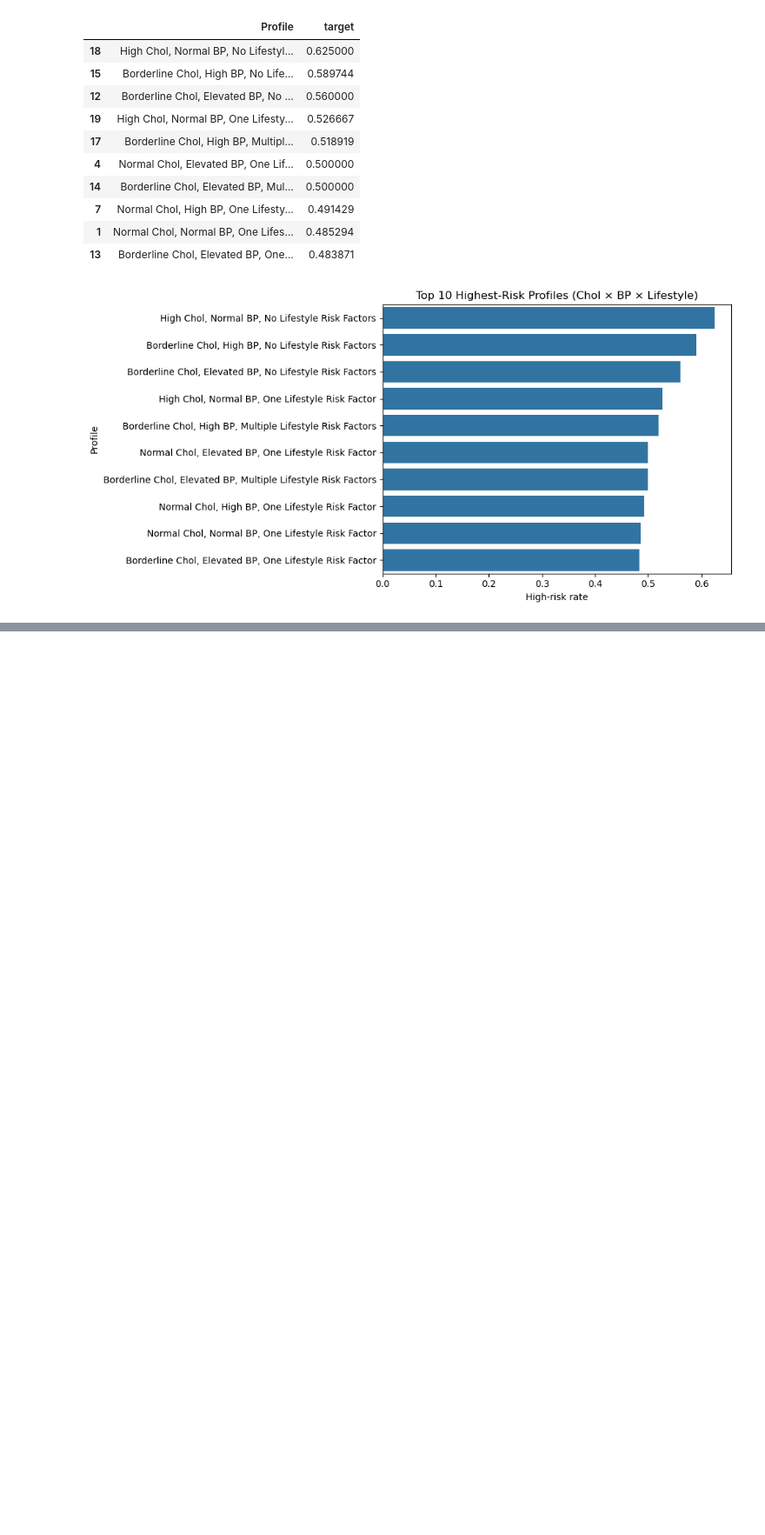
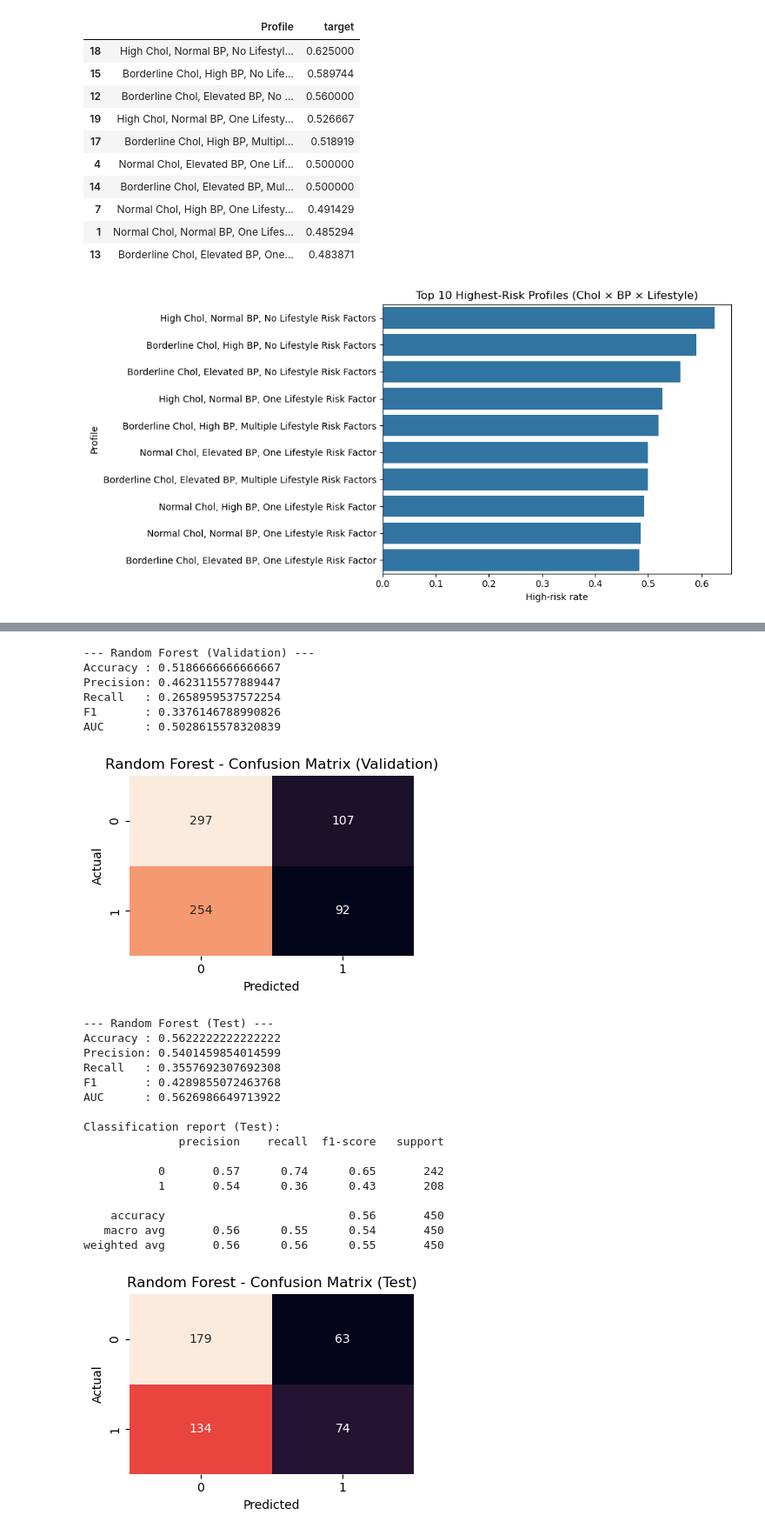
Before and after one commit to kiranal/Capstone-Project, a Jupyter notebook: Heart.ipynb, the cells around one changed output, grey strips where cells are left out. Shown at 87% size. Saved outputs shown, nothing was run; the diff lists cells and outputs as text; code cells hidden in the pictures; blank space fills up the shorter version.

```diff
--- a/Heart.ipynb
+++ b/Heart.ipynb
@@ -425,0 +629,78 @@ weighted avg       0.44      0.53      0.38       450
+# %%
+# ----------------------------------------------------------
+# Step 9: Model Training: Random Forest (60/25/15 split)
+# ----------------------------------------------------------
+rf = RandomForestClassifier(
+    n_estimators=300,
+    random_state=42,
+    n_jobs=-1
+)
+
+rf.fit(X_train, y_train)
+
+# Validate
+val_pred_rf = rf.predict(X_val)
+val_proba_rf = rf.predict_proba(X_val)[:, 1]
+
+print("\n--- Random Forest (Validation) ---")
+print("Accuracy :", accuracy_score(y_val, val_pred_rf))
+print("Precision:", precision_score(y_val, val_pred_rf, zero_division=0))
+print("Recall   :", recall_score(y_val, val_pred_rf, zero_division=0))
+print("F1       :", f1_score(y_val, val_pred_rf, zero_division=0))
+print("AUC      :", roc_auc_score(y_val, val_proba_rf))
+
+cm_rf = confusion_matrix(y_val, val_pred_rf)
+plt.figure(figsize=(4,3))
+sns.heatmap(cm_rf, annot=True, fmt="d", cbar=False)
+plt.title("Random Forest - Confusion Matrix (Validation)")
+plt.xlabel("Predicted")
+plt.ylabel("Actual")
+plt.tight_layout()
+plt.show()
+
+# Test
+test_pred_rf = rf.predict(X_test)
+test_proba_rf = rf.predict_proba(X_test)[:, 1]
+
+print("\n--- Random Forest (Test) ---")
+print("Accuracy :", accuracy_score(y_test, test_pred_rf))
+print("Precision:", precision_score(y_test, test_pred_rf, zero_division=0))
+print("Recall   :", recall_score(y_test, test_pred_rf, zero_division=0))
+print("F1       :", f1_score(y_test, test_pred_rf, zero_division=0))
+print("AUC      :", roc_auc_score(y_test, test_proba_rf))
+print("\nClassification report (Test):")
+print(classification_report(y_test, test_pred_rf, zero_division=0))
+
+cm2_rf = confusion_matrix(y_test, test_pred_rf)
+plt.figure(figsize=(4,3))
+sns.heatmap(cm2_rf, annot=True, fmt="d", cbar=False)
+plt.title("Random Forest - Confusion Matrix (Test)")
+plt.xlabel("Predicted")
+plt.ylabel("Actual")
+plt.tight_layout()
+plt.show()
+# %% [output]
+--- Random Forest (Validation) ---
+Accuracy : 0.5186666666666667
+Precision: 0.4623115577889447
+Recall   : 0.2658959537572254
+F1       : 0.3376146788990826
+AUC      : 0.5028615578320839
+[figure, added]
+--- Random Forest (Test) ---
+Accuracy : 0.5622222222222222
+Precision: 0.5401459854014599
+Recall   : 0.3557692307692308
+F1       : 0.4289855072463768
+AUC      : 0.5626986649713922
+
+Classification report (Test):
+              precision    recall  f1-score   support
+
+           0       0.57      0.74      0.65       242
+           1       0.54      0.36      0.43       208
+
+    accuracy                           0.56       450
+   macro avg       0.56      0.55      0.54       450
+weighted avg       0.56      0.56      0.55       450
+[figure, added]
```
Also changed, not shown: parts of 24 cells of this notebook, 1 other file.
